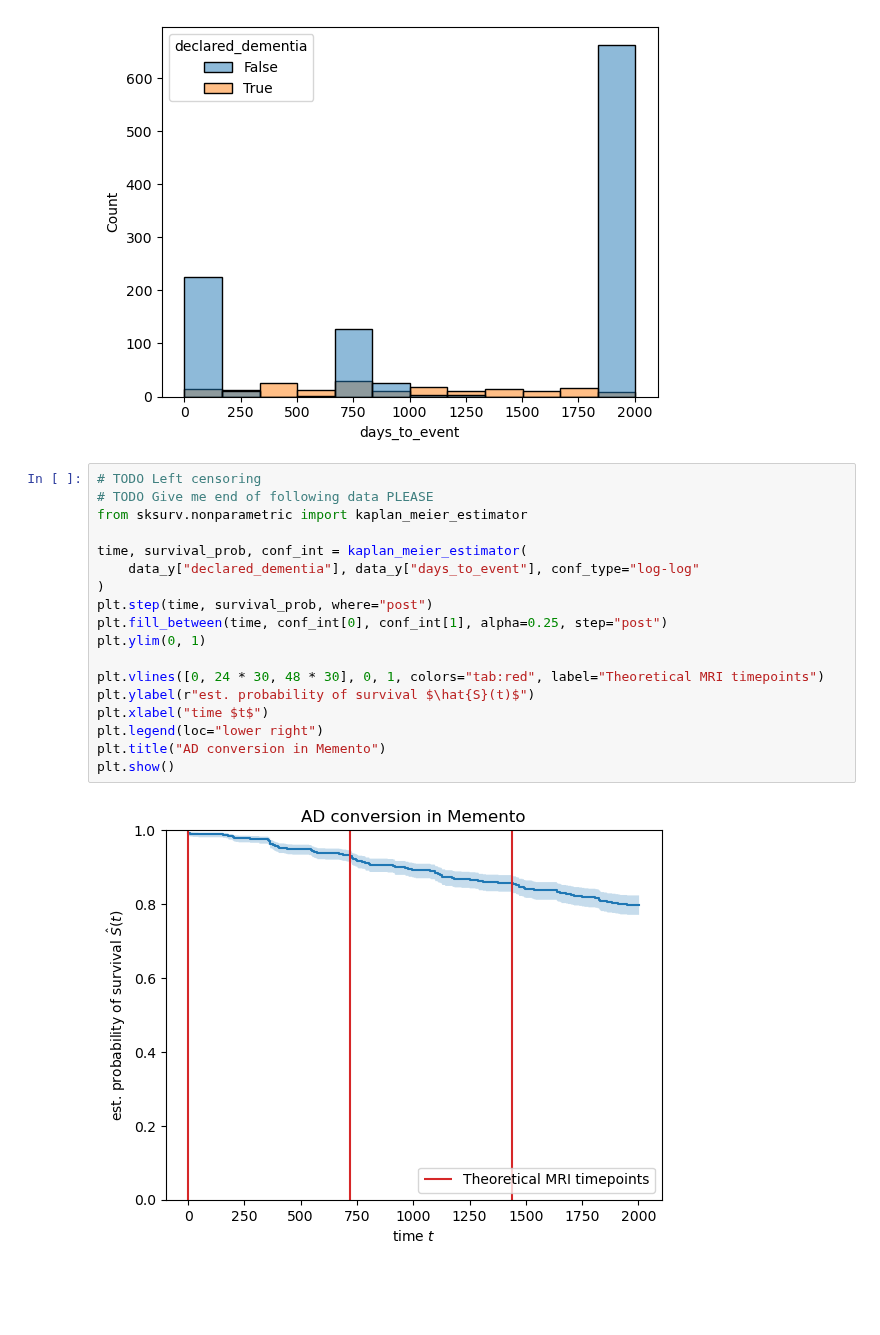
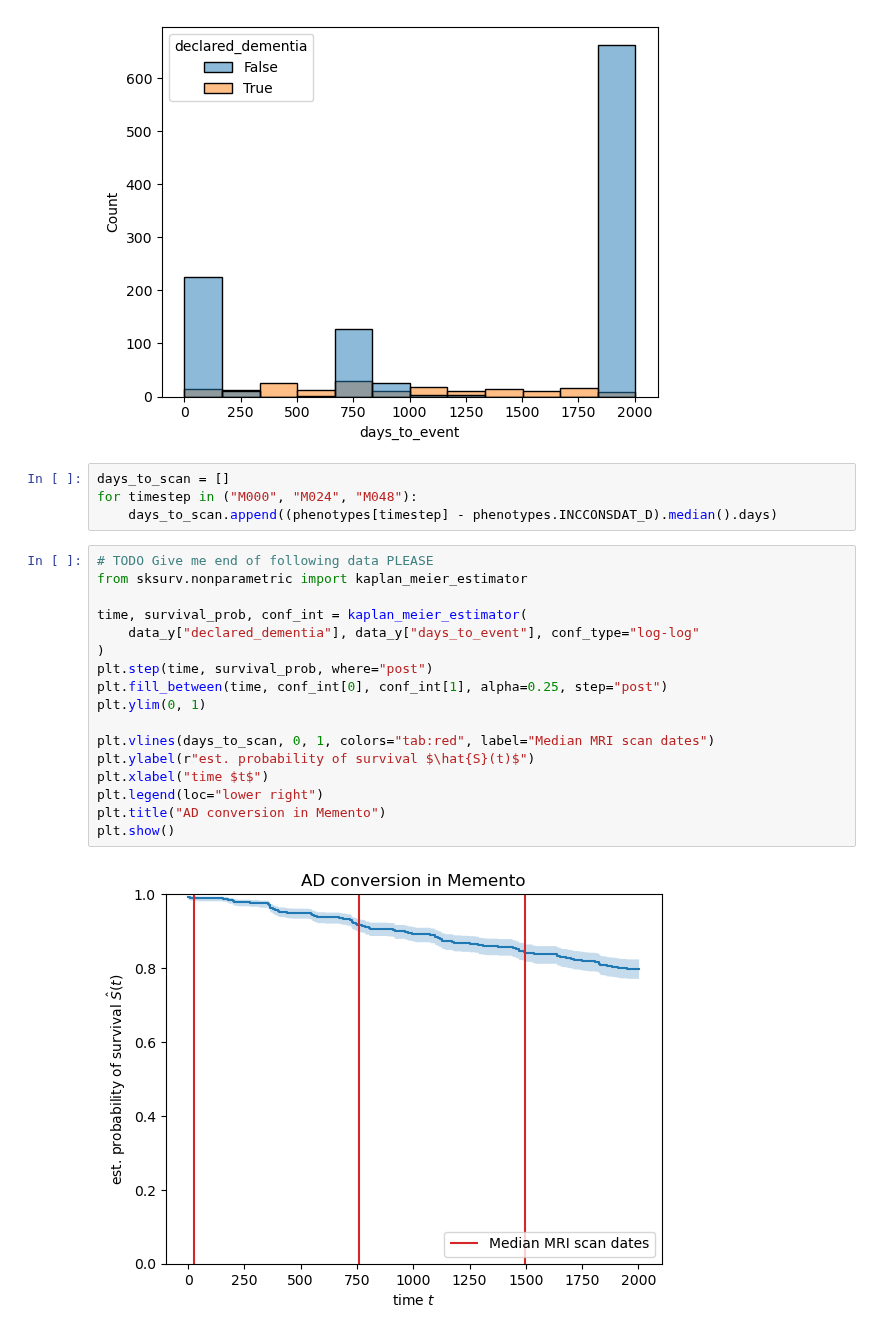
Before and after one commit to jonathan-legrand/bold-dementia, a Jupyter notebook: notebooks/prediction.ipynb, the cells around one changed output. Cells and saved outputs as stored; diff of their text form; blank space fills up the shorter version.

Commit message:
Use sample median for dates of scans

```diff
--- a/notebooks/prediction.ipynb
+++ b/notebooks/prediction.ipynb
@@ -78,23 +78,26 @@ sns.histplot(phenotypes, x="days_to_event", hue="declared_dementia")
 plt.show()
 # %% [output]
 [figure]
+# %%
+days_to_scan = []
+for timestep in ("M000", "M024", "M048"):
+    days_to_scan.append((phenotypes[timestep] - phenotypes.INCCONSDAT_D).median().days)
 # %%
-# TODO Left censoring
 # TODO Give me end of following data PLEASE
 from sksurv.nonparametric import kaplan_meier_estimator
 
 time, survival_prob, conf_int = kaplan_meier_estimator(
     data_y["declared_dementia"], data_y["days_to_event"], conf_type="log-log"
 )
 plt.step(time, survival_prob, where="post")
 plt.fill_between(time, conf_int[0], conf_int[1], alpha=0.25, step="post")
 plt.ylim(0, 1)
 
-plt.vlines([0, 24 * 30, 48 * 30], 0, 1, colors="tab:red", label="Theoretical MRI timepoints")
+plt.vlines(days_to_scan, 0, 1, colors="tab:red", label="Median MRI scan dates")
 plt.ylabel(r"est. probability of survival $\hat{S}(t)$")
 plt.xlabel("time $t$")
 plt.legend(loc="lower right")
 plt.title("AD conversion in Memento")
 plt.show()
 # %% [output]
-[figure, old version]
+[figure, new version]
```
Also changed, not shown: parts of 1 cell of this notebook.
